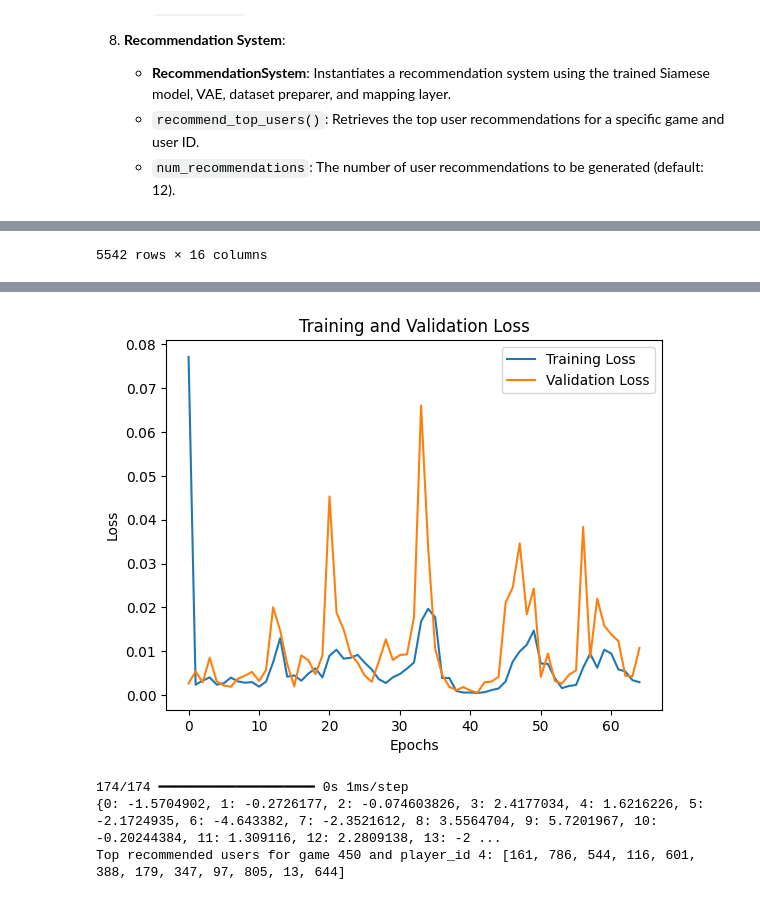
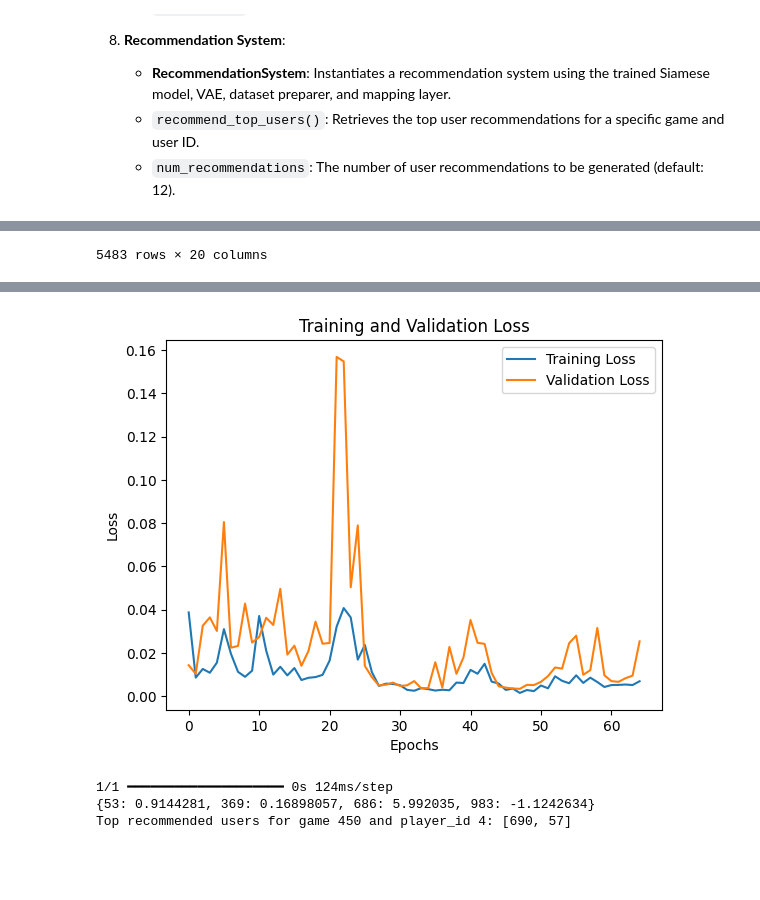
Before and after one commit to samhitM/crew_recc, a Jupyter notebook: Gamer_Recommendation/recommendation_v2.ipynb, the cells around one changed output, grey strips where cells are left out. Saved outputs shown, nothing was run; the diff lists cells and outputs as text; code cells hidden in the pictures; blank space fills up the shorter version.

Commit message:
Added Hard Filters and Modified generate data

```diff
--- a/Gamer_Recommendation/recommendation_v2.ipynb
+++ b/Gamer_Recommendation/recommendation_v2.ipynb
@@ -124,10 +124,14 @@ class DataPreprocessor:
         medium_set = set()
 
         for player_data in data:
-            player_id, games, total_playtime_across_games, genre_playtime_dict, games_played = self.process_player(player_data)
+            player_id, games, total_playtime_across_games, genre_playtime_dict, games_played,age,friend_type, country, user_interests = self.process_player(player_data)
 
             for game in games:
                 game_data, updated_genres, updated_platforms, updated_mediums = self.process_game(player_id, game)
+                game_data['age'] = age
+                game_data['friend_type'] = friend_type
+                game_data['country'] = country
+                game_data['user_interests'] = user_interests
                 df_list.append(game_data)
 
                 # Update sets dynamically
@@ -154,10 +158,27 @@ class DataPreprocessor:
         df = self.normalize_features(df, genre_set)
         return df
 
+    def calculate_age(self, dob):
+        """Calculates age based on DOB."""
+        if dob is None:
+            return None
+        from datetime import datetime
+        today = datetime.today()
+        birth_date = datetime.strptime(dob, '%Y-%m-%d')
+        age = today.year - birth_date.year - ((today.month, today.day) < (birth_date.month, birth_date.day))
+        return age
+
+
     def process_player(self, player_data):
-        """Processes individual player data and initializes cumulative player statistics."""
         player_id = player_data['userId']
         games = player_data['games']
+        player_summary = player_data.get('playerSummary', {})
+        dob = player_summary.get('dob', None)
+        age = self.calculate_age(dob) if dob else None
+        friend_type = player_summary.get('friend_type', 'beginner')
+        country = player_summary.get('country', '')
+        user_interests = player_summary.get('user_interests', [])
+
 
         # Initialize variables for calculating total playtime and game diversity
         total_playtime_across_games = 0
@@ -180,7 +201,7 @@ class DataPreprocessor:
             # Track game diversity (number of distinct games played)
             games_played.add(game['appid'])
 
-        return player_id, games, total_playtime_across_games, genre_playtime_dict, games_played
+        return player_id, games, total_playtime_across_games, genre_playtime_dict, games_played,age,friend_type, country, user_interests
 
     def process_game(self, player_id, game):
         """Processes individual game data and returns a dictionary of game statistics."""
@@ -737,7 +790,7 @@ def plot_loss(history):
 # %%
 if __name__ == "__main__":
 
-    data_loader = DataLoader('player_data.json')
+    data_loader = DataLoader('player_data1.json')
     raw_data = data_loader.load_data()
 
     preprocessor = DataPreprocessor()
@@ -747,7 +800,7 @@ if __name__ == "__main__":
 
     num_users = len(preprocessed_data['player_id'].unique())
     num_games = len(preprocessed_data['game_id'].unique())
-    embedding_dim = 50  # Example embedding dimension
+    embedding_dim = 512
 
     siamese_model = SiameseRecommendationModel(num_users=num_users, num_games=num_games, embedding_dim=embedding_dim)
 
@@ -766,7 +819,14 @@ if __name__ == "__main__":
 
     game_id = 450
     user_id = 4
-    top_users = recommendation_system.recommend_top_users(preprocessed_data, game_id, user_id, num_recommendations=12)
+    filters = {
+        "game_id": game_id,
+        "friend_type": "Beginner",
+        "country": "Brazil",
+        "user_interests": ["RPG","Indie"],
+        "age_range": [30,36]
+    }
+    top_users = recommendation_system.recommend_top_users(preprocessed_data, game_id, user_id, num_recommendations=2,filters=filters)
 
     print(f"Top recommended users for game {game_id} and player_id {user_id}: {top_users}")
 # %% [output]
@@ -785,2 +845,2 @@ if __name__ == "__main__":
-5542 rows × 16 columns
+5483 rows × 20 columns
 Epoch 1/65
@@ -803,4 +863,4 @@ Epoch 65/65
-[figure, old version]
+[figure, new version]
-174/174 ━━━━━━━━━━━━━━━━━━━━ 0s 1ms/step
-{0: -1.5704902, 1: -0.2726177, 2: -0.074603826, 3: 2.4177034, 4: 1.6216226, 5: -2.1724935, 6: -4.643382, 7: -2.3521612, 8: 3.5564704, 9: 5.7201967, 10: -0.20244384, 11: 1.309116, 12: 2.2809138, 13: -2 ...
-Top recommended users for game 450 and player_id 4: [161, 786, 544, 116, 601, 388, 179, 347, 97, 805, 13, 644]
+1/1 ━━━━━━━━━━━━━━━━━━━━ 0s 124ms/step
+{53: 0.9144281, 369: 0.16898057, 686: 5.992035, 983: -1.1242634}
+Top recommended users for game 450 and player_id 4: [690, 57]
```
Also changed, not shown: parts of 2 cells of this notebook, 2 other files.
